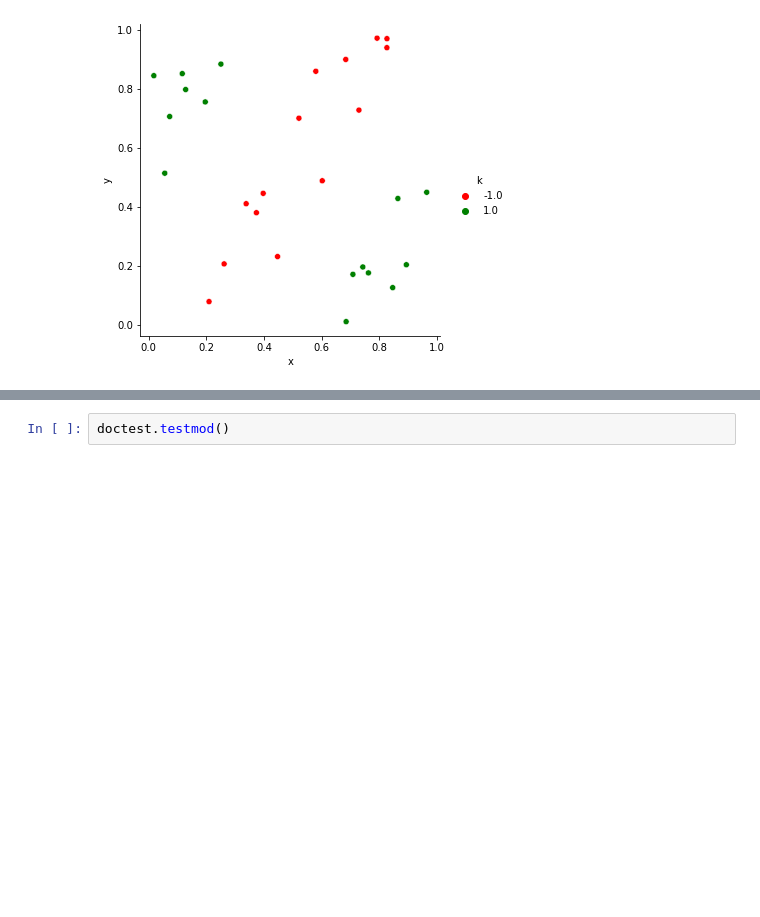
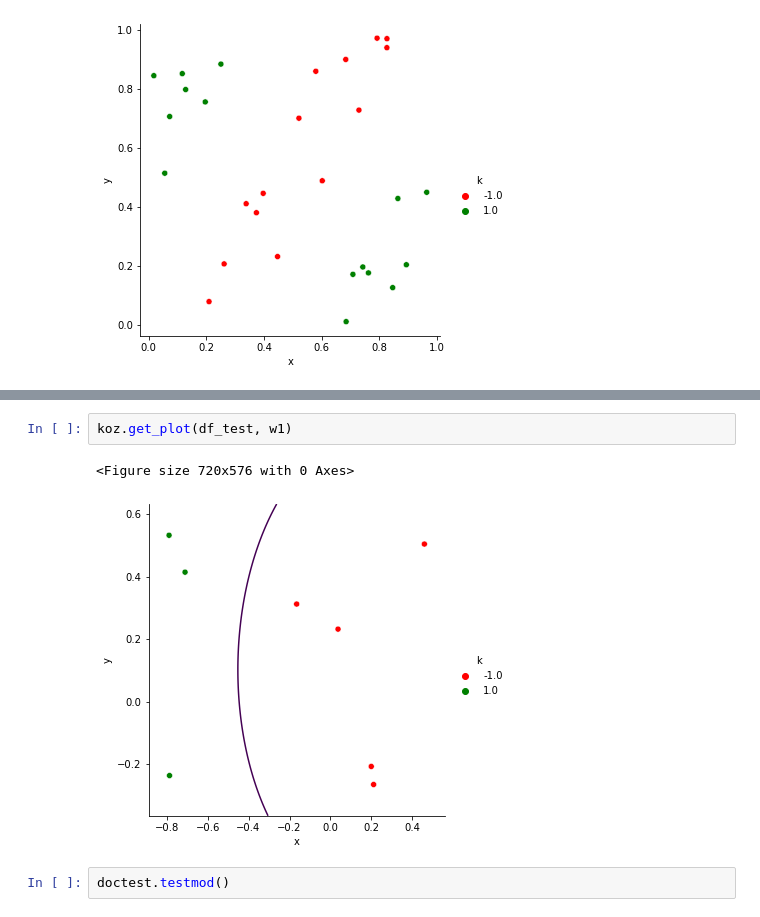
Before and after one commit to AnnaVusata/Labs_Computer_vision, a Jupyter notebook: lab2_comp_vis.ipynb, the cells around one changed output, grey strips where cells are left out. Drawn from its saved outputs; the diff is of its cells as text; blank space fills up the shorter version.

```diff
--- a/lab2_comp_vis.ipynb
+++ b/lab2_comp_vis.ipynb
@@ -198,3 +196,8 @@ get_plot(df_test, w1)
+# %%
+koz.get_plot(df_test, w1)
+# %% [output]
+<Figure size 720x576 with 0 Axes>
+[figure, added]
 # %%
 doctest.testmod()
 # %% [output]
```
Also changed, not shown: parts of 19 cells of this notebook.
